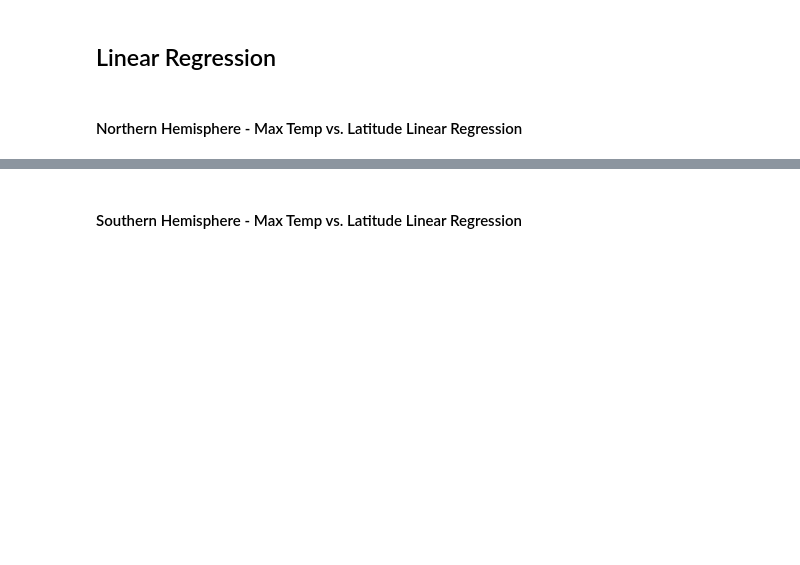
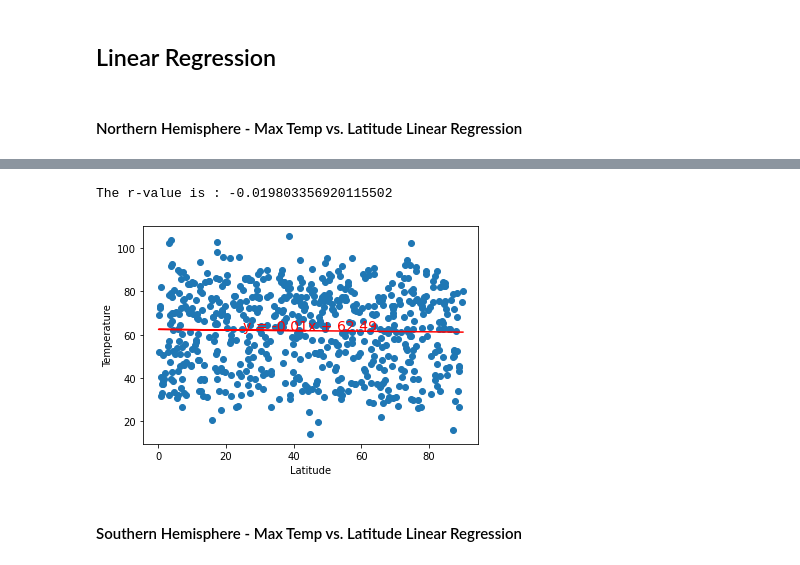
Before and after one commit to Munseaux/python-api-challenge, a Jupyter notebook: WeatherPy.ipynb, the cells around one changed output, grey strips where cells are left out. Cells and saved outputs as stored; diff of their text form; code cells hidden in the pictures; blank space fills up the shorter version.

```diff
--- a/WeatherPy.ipynb
+++ b/WeatherPy.ipynb
@@ -197,2 +210,21 @@ The r-value is: 0.46937863826630627
+# %%
+subplot_df = weather_df[weather_df['Latitude'] > 0 ]
+
+plt.scatter(subplot_df['Latitude'], subplot_df['Temperature'])
+plt.ylabel('Temperature')
+plt.xlabel('Latitude')
+
+regression = linregress(subplot_df['Latitude'], subplot_df['Temperature'])
+print(f'The r-value is : {regression.rvalue}')
+line = f'y = {round(regression.slope,2)}x + {round(regression.intercept,2)}'
+x = subplot_df['Latitude']
+y = subplot_df['Temperature']
+
+plt.plot(x, regression.slope*x + regression.intercept, color='r')
+plt.annotate(line, (25,62), fontsize=14, color='red')
+plt.show()
+# %% [output]
+The r-value is : -0.019803356920115502
+[figure, added]
 # %% [markdown]
 ####  Southern Hemisphere - Max Temp vs. Latitude Linear Regression
```
Also changed, not shown: parts of 17 cells of this notebook.
